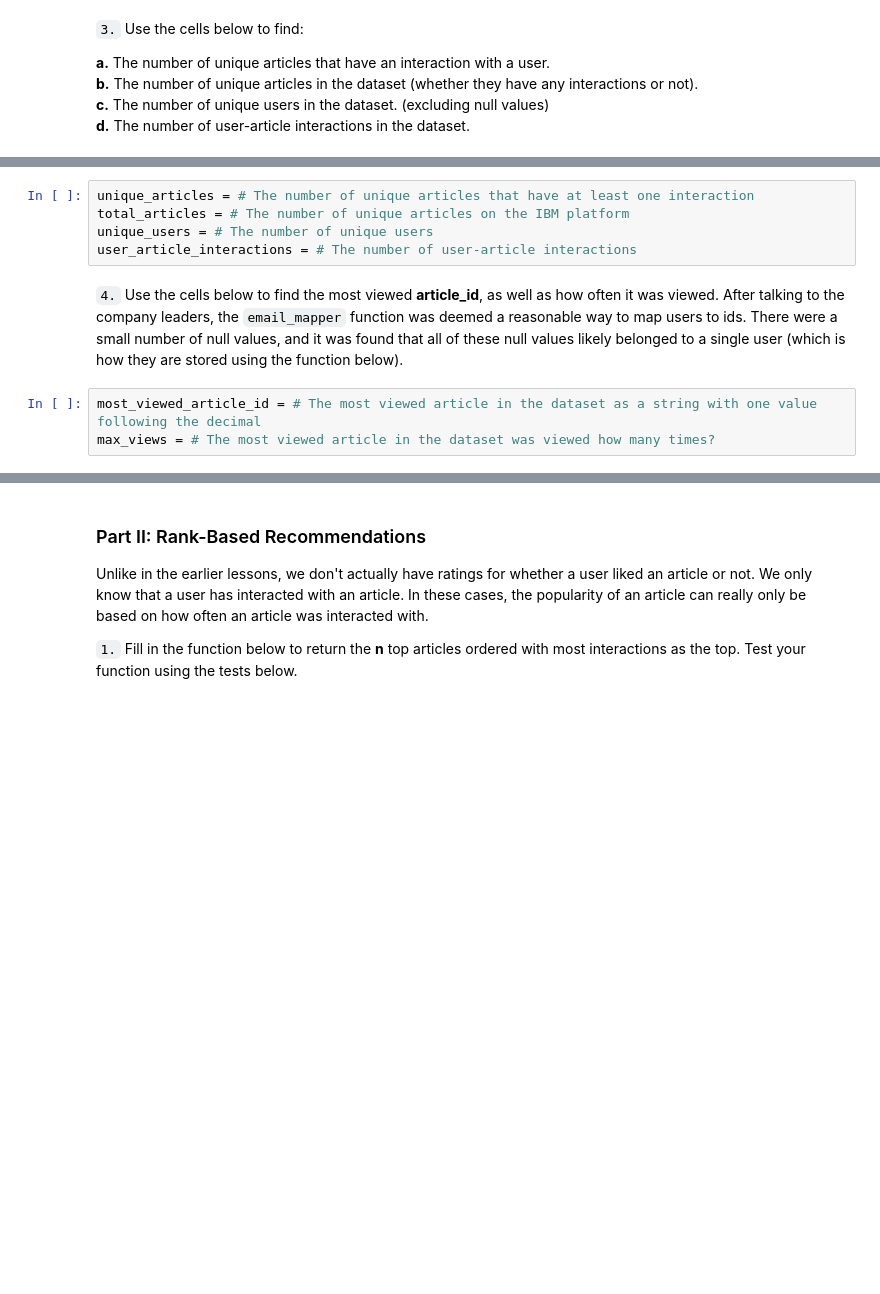
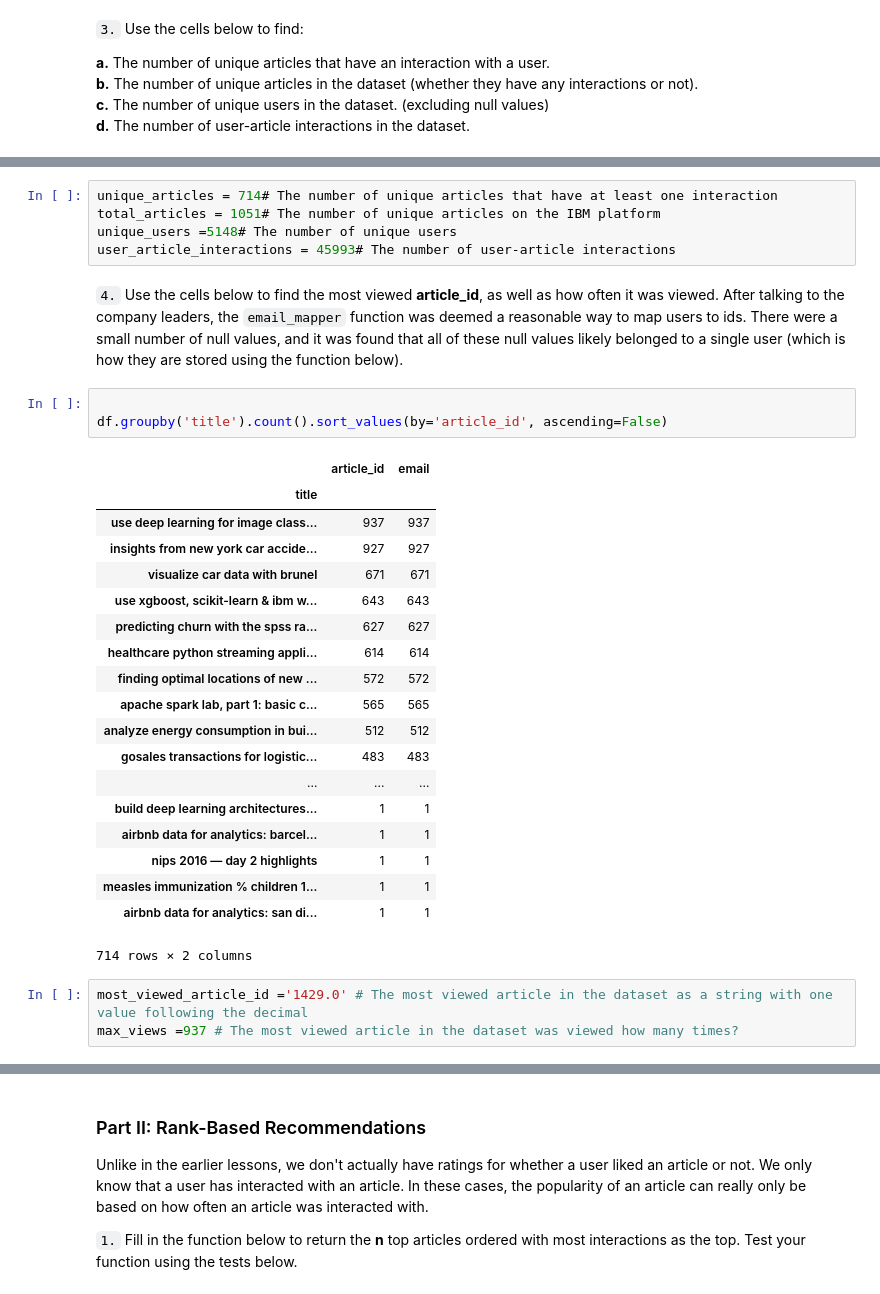
Before and after one commit to sal7-4/Recommendations-with-IBM, a Jupyter notebook: Recommendations_with_IBM.ipynb, the cells around one changed output, grey strips where cells are left out. Saved outputs shown, nothing was run; the diff lists cells and outputs as text; blank space fills up the shorter version.

```diff
--- a/Recommendations_with_IBM.ipynb
+++ b/Recommendations_with_IBM.ipynb
@@ -91,13 +123,36 @@ df_content.drop_duplicates(subset=['article_id'],inplace=True)
 # %%
-unique_articles = # The number of unique articles that have at least one interaction
-total_articles = # The number of unique articles on the IBM platform
-unique_users = # The number of unique users
-user_article_interactions = # The number of user-article interactions
+unique_articles = 714# The number of unique articles that have at least one interaction
+total_articles = 1051# The number of unique articles on the IBM platform
+unique_users =5148# The number of unique users
+user_article_interactions = 45993# The number of user-article interactions
 # %% [markdown]
 `4.` Use the cells below to find the most viewed **article_id**, as well as how often it was viewed.  After talking to the company leaders, the `email_mapper` function was deemed a reasonable way to map users to ids.  There were a small number of null values, and it was found that all of these null values likely belonged to a single user (which is how they are stored using the function below).
+# %%
+
+df.groupby('title').count().sort_values(by='article_id', ascending=False)
+# %% [output]
+|  | article_id | email |
+| title |  |  |
+| use deep learning for image class... | 937 | 937 |
+| insights from new york car accide... | 927 | 927 |
+| visualize car data with brunel | 671 | 671 |
+| use xgboost, scikit-learn & ibm w... | 643 | 643 |
+| predicting churn with the spss ra... | 627 | 627 |
+| healthcare python streaming appli... | 614 | 614 |
+| finding optimal locations of new ... | 572 | 572 |
+| apache spark lab, part 1: basic c... | 565 | 565 |
+| analyze energy consumption in bui... | 512 | 512 |
+| gosales transactions for logistic... | 483 | 483 |
+| ... | ... | ... |
+| build deep learning architectures... | 1 | 1 |
+| airbnb data for analytics: barcel... | 1 | 1 |
+| nips 2016 — day 2 highlights | 1 | 1 |
+| measles immunization % children 1... | 1 | 1 |
+| airbnb data for analytics: san di... | 1 | 1 |
+714 rows × 2 columns
 # %%
-most_viewed_article_id = # The most viewed article in the dataset as a string with one value following the decimal
-max_views = # The most viewed article in the dataset was viewed how many times?
+most_viewed_article_id ='1429.0' # The most viewed article in the dataset as a string with one value following the decimal
+max_views =937 # The most viewed article in the dataset was viewed how many times?
 # %%
 ## No need to change the code here - this will be helpful for later parts of the notebook
 # Run this cell to map the user email to a user_id column and remove the email column
```
Also changed, not shown: parts of 18 cells of this notebook.
